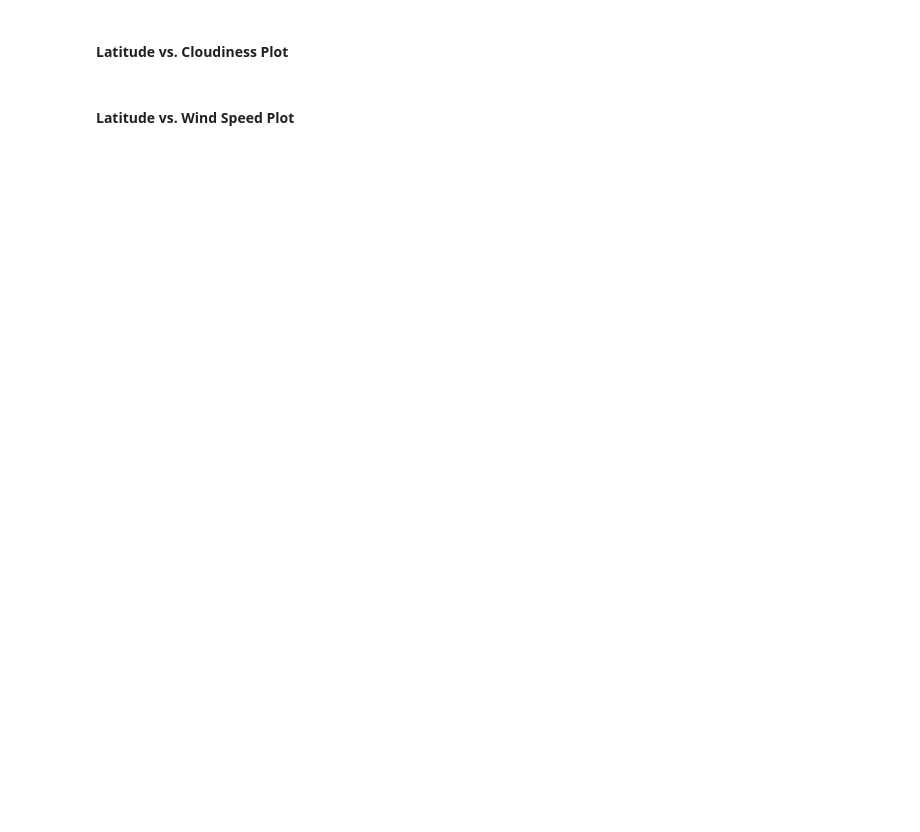
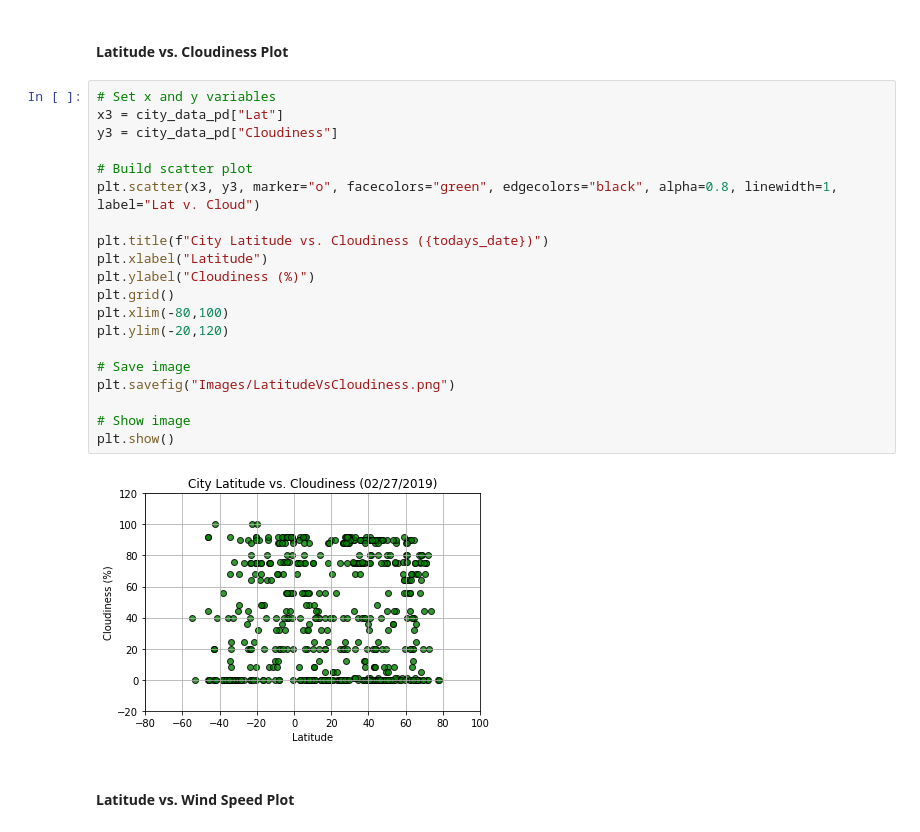
Before and after one commit to ohoweedy/dataviz-homework, a Jupyter notebook: API's/starter_code/WeatherPy.ipynb, the cells around one changed output. Saved outputs shown, nothing was run; the diff lists cells and outputs as text; blank space fills up the shorter version.

```diff
--- a/API's/starter_code/WeatherPy.ipynb
+++ b/API's/starter_code/WeatherPy.ipynb
@@ -130,4 +203,26 @@ city_data_pd.to_csv(output_data_file)
 # %% [markdown]
 #### Latitude vs. Cloudiness Plot
+# %%
+# Set x and y variables
+x3 = city_data_pd["Lat"]
+y3 = city_data_pd["Cloudiness"]
+
+# Build scatter plot
+plt.scatter(x3, y3, marker="o", facecolors="green", edgecolors="black", alpha=0.8, linewidth=1, label="Lat v. Cloud")
+
+plt.title(f"City Latitude vs. Cloudiness ({todays_date})")
+plt.xlabel("Latitude")
+plt.ylabel("Cloudiness (%)")
+plt.grid()
+plt.xlim(-80,100)
+plt.ylim(-20,120)
+
+# Save image
+plt.savefig("Images/LatitudeVsCloudiness.png")
+
+# Show image
+plt.show()
+# %% [output]
+[figure, added]
 # %% [markdown]
 #### Latitude vs. Wind Speed Plot
```
Also changed, not shown: parts of 11 cells of this notebook, 6 other files.
